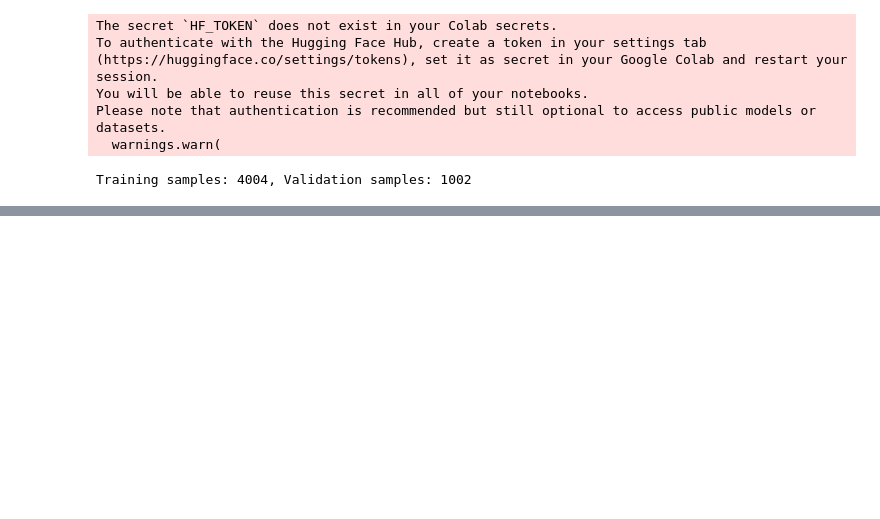
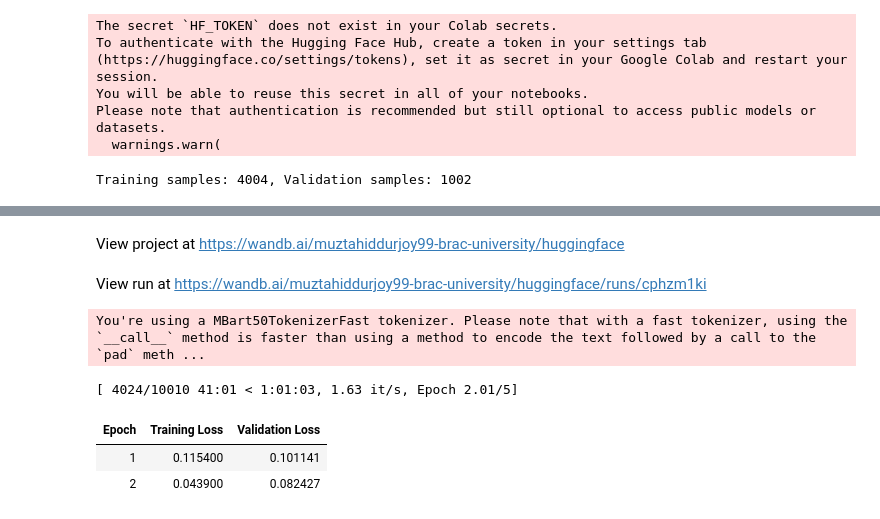
Before and after one commit to MdKaif2782/kuet-hackathon-preli, a Jupyter notebook: kuet_preli_prblem_1.ipynb, the cells around one changed output, grey strips where cells are left out. Drawn from its saved outputs; the diff is of its cells as text; code cells hidden in the pictures; blank space fills up the shorter version.

```diff
--- a/kuet_preli_prblem_1.ipynb
+++ b/kuet_preli_prblem_1.ipynb
@@ -38,20 +40,3 @@ You will be able to reuse this secret in all of your notebooks.
 Please note that authentication is recommended but still optional to access public models or datasets.
   warnings.warn(
 Training samples: 4004, Validation samples: 1002
-# %%
-from transformers import AutoTokenizer
-
-tokenizer = AutoTokenizer.from_pretrained("google/mt5-small")
-
-def preprocess(batch):
-    inputs = tokenizer(batch["bn"], padding="max_length", truncation=True, max_length=128)
-    targets = tokenizer(batch["rm"], padding="max_length", truncation=True, max_length=128)
-    inputs["labels"] = targets["input_ids"]
-    return inputs
-
-
-train_dataset = train_dataset.map(preprocess, batched=True)
-val_dataset = val_dataset.map(preprocess, batched=True)
-
-train_dataset.set_format(type="torch", columns=["input_ids", "attention_mask", "labels"])
-val_dataset.set_format(type="torch", columns=["input_ids", "attention_mask", "labels"])
@@ -108,0 +43,56 @@ Passing a tuple of `past_key_values` is deprecated and will be removed in Transf
+# %%
+from transformers import MBartForConditionalGeneration, MBart50TokenizerFast, Trainer, TrainingArguments
+import torch  # Ensure torch is imported
+
+# Load mBART model and tokenizer
+model_name = "facebook/mbart-large-50"
+tokenizer = MBart50TokenizerFast.from_pretrained(model_name)
+model = MBartForConditionalGeneration.from_pretrained(model_name)
+
+# Set tokenizer's source and target language
+tokenizer.src_lang = "en_XX"
+tokenizer.tgt_lang = "bn_IN"
+
+# Preprocessing function for mBART
+def preprocess(batch):
+    inputs = tokenizer(batch["rm"], max_length=128, truncation=True, padding="max_length")
+    targets = tokenizer(batch["bn"], max_length=128, truncation=True, padding="max_length")
+    inputs["labels"] = targets["input_ids"]
+    return inputs
+
+# Apply preprocessing
+train_dataset = train_dataset.map(preprocess, batched=True)
+val_dataset = val_dataset.map(preprocess, batched=True)
+
+# Set dataset format for PyTorch
+train_dataset.set_format(type="torch", columns=["input_ids", "attention_mask", "labels"])
+val_dataset.set_format(type="torch", columns=["input_ids", "attention_mask", "labels"])
+
+# Define training arguments
+training_args = TrainingArguments(
+    output_dir="./mbart_results",
+    evaluation_strategy="epoch",
+    learning_rate=3e-5,
+    per_device_train_batch_size=2,
+    per_device_eval_batch_size=2,
+    num_train_epochs=5,
+    weight_decay=0.01,
+    save_total_limit=2,
+    logging_dir="./mbart_logs",
+    logging_steps=10,
+    save_steps=500,
+    fp16=torch.cuda.is_available(),  # Use mixed precision if GPU is available
+)
+
+# Initialize Trainer
+trainer = Trainer(
+    model=model,
+    args=training_args,
+    train_dataset=train_dataset,
+    eval_dataset=val_dataset,
+    tokenizer=tokenizer,
+)
+
+# Train the model
+trainer.train()
+# %% [output]
@@ -109 +109,8 @@ Passing a tuple of `past_key_values` is deprecated and will be removed in Transf
+View project at https://wandb.ai/muztahiddurjoy99-brac-university/huggingface
+View run at https://wandb.ai/muztahiddurjoy99-brac-university/huggingface/runs/cphzm1ki
+You're using a MBart50TokenizerFast tokenizer. Please note that with a fast tokenizer, using the `__call__` method is faster than using a method to encode the text followed by a call to the `pad` meth ...
+[ 4024/10010 41:01 < 1:01:03, 1.63 it/s, Epoch 2.01/5]
+| Epoch | Training Loss | Validation Loss |
+| 1 | 0.115400 | 0.101141 |
+| 2 | 0.043900 | 0.082427 |
 # %%
```
Also changed, not shown: parts of 9 cells of this notebook.
